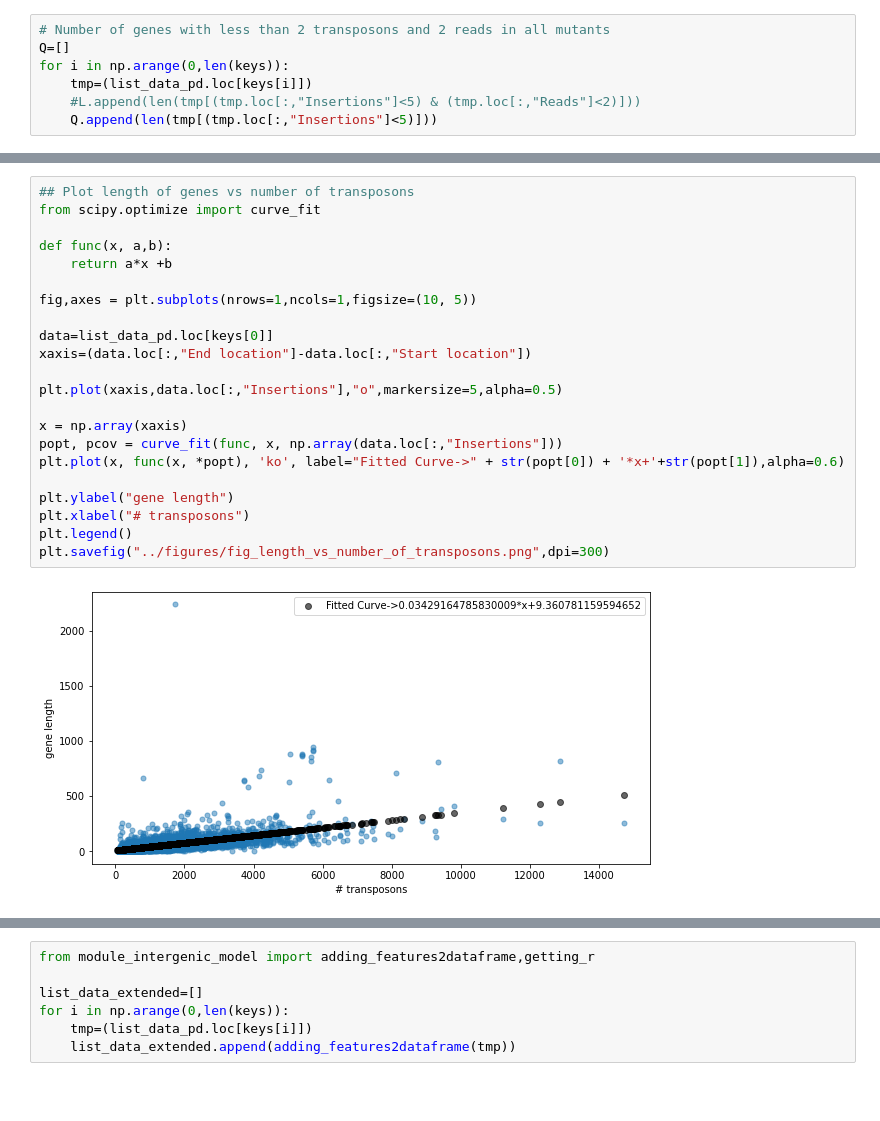
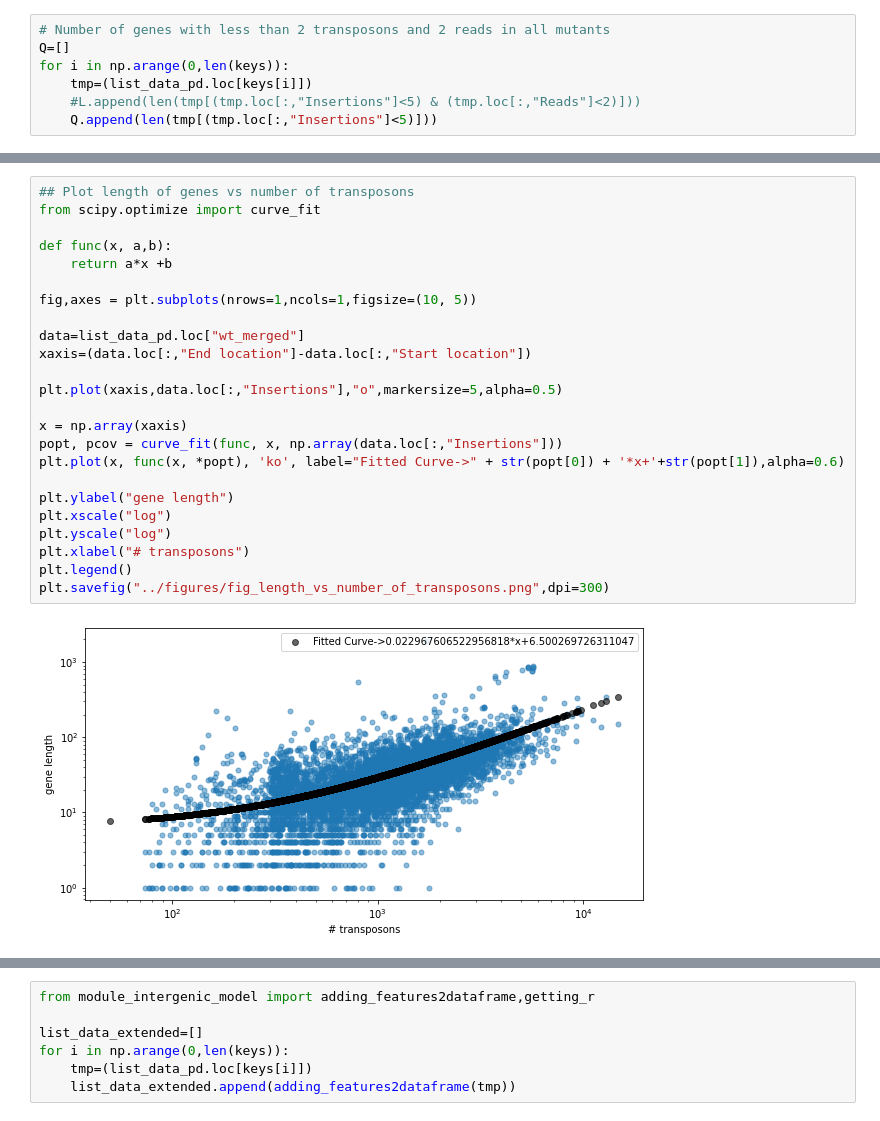
Before and after one commit to SATAY-LL/comparative-analysis-among-strains, a Jupyter notebook: src/analysis_evolutionary_trajectory.ipynb, the cells around one changed output, grey strips where cells are left out. Cells and saved outputs as stored; diff of their text form; blank space fills up the shorter version.

```diff
--- a/src/analysis_evolutionary_trajectory.ipynb
+++ b/src/analysis_evolutionary_trajectory.ipynb
@@ -92,27 +112,29 @@ plt.tight_layout(pad=3)
 # %%
 ## Plot length of genes vs number of transposons
 from scipy.optimize import curve_fit
 
 def func(x, a,b):
     return a*x +b
 
 fig,axes = plt.subplots(nrows=1,ncols=1,figsize=(10, 5))
 
-data=list_data_pd.loc[keys[0]]
+data=list_data_pd.loc["wt_merged"]
 xaxis=(data.loc[:,"End location"]-data.loc[:,"Start location"])
 
 plt.plot(xaxis,data.loc[:,"Insertions"],"o",markersize=5,alpha=0.5)
 
 x = np.array(xaxis)
 popt, pcov = curve_fit(func, x, np.array(data.loc[:,"Insertions"]))
 plt.plot(x, func(x, *popt), 'ko', label="Fitted Curve->" + str(popt[0]) + '*x+'+str(popt[1]),alpha=0.6)
 
 plt.ylabel("gene length")
+plt.xscale("log")
+plt.yscale("log")
 plt.xlabel("# transposons")
 plt.legend()
 plt.savefig("../figures/fig_length_vs_number_of_transposons.png",dpi=300)
 # %% [output]
-[figure, old version]
+[figure, new version]
 # %%
 ## Plot the number of genes with less than 5 transposons in all mutants over the total number of transposons per library
 from scipy.optimize import curve_fit
```
Also changed, not shown: parts of 7 cells of this notebook, 20 other files.
